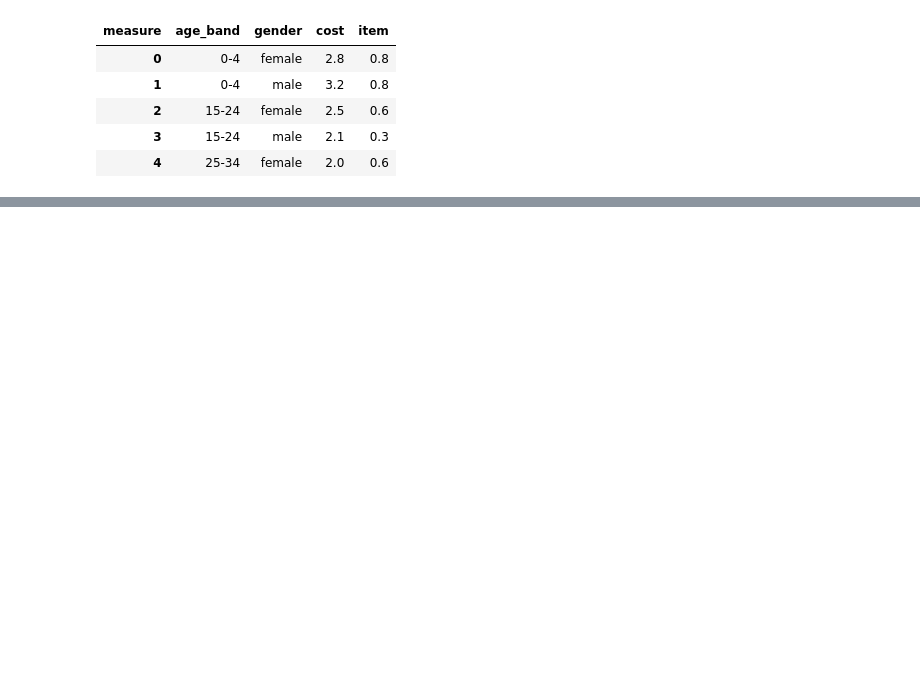
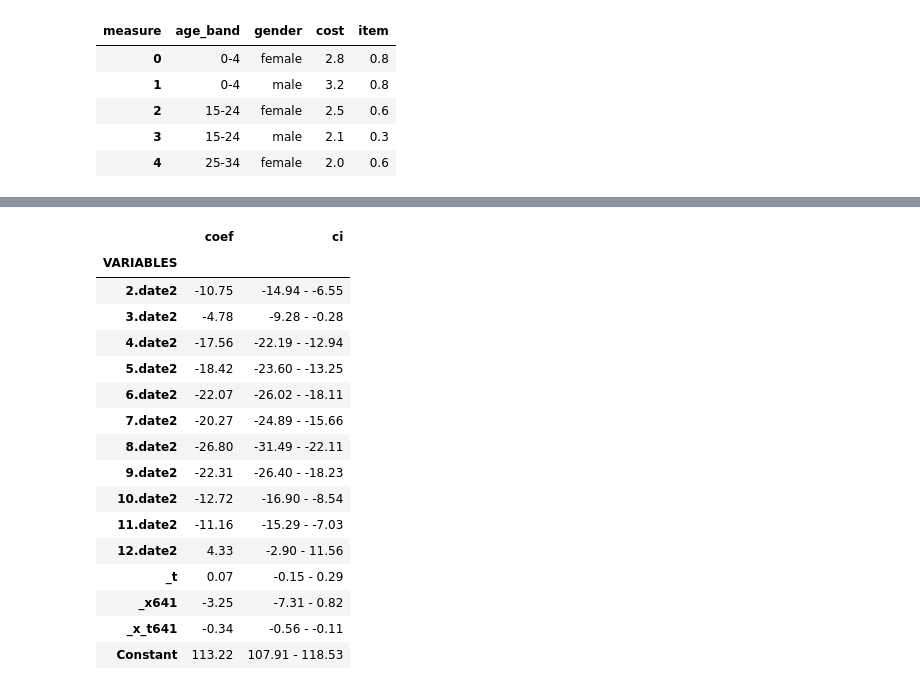
Before and after one commit to ebmdatalab/antibiotics_itsa, a Jupyter notebook: Antibiotics ITSA.ipynb, the cells around one changed output, grey strips where cells are left out. Cells and saved outputs as stored; diff of their text form; code cells hidden in the pictures; blank space fills up the shorter version.

```diff
--- a/Antibiotics ITSA.ipynb
+++ b/Antibiotics ITSA.ipynb
@@ -257,3 +248,23 @@ prescribing
+# %%
+pd.read_csv('itsa_monthly.txt', sep='\t',header = 2,index_col='VARIABLES').dropna()
+# %% [output]
+|  | coef | ci |
+| VARIABLES |  |  |
+| 2.date2 | -10.75 | -14.94 - -6.55 |
+| 3.date2 | -4.78 | -9.28 - -0.28 |
+| 4.date2 | -17.56 | -22.19 - -12.94 |
+| 5.date2 | -18.42 | -23.60 - -13.25 |
+| 6.date2 | -22.07 | -26.02 - -18.11 |
+| 7.date2 | -20.27 | -24.89 - -15.66 |
+| 8.date2 | -26.80 | -31.49 - -22.11 |
+| 9.date2 | -22.31 | -26.40 - -18.23 |
+| 10.date2 | -12.72 | -16.90 - -8.54 |
+| 11.date2 | -11.16 | -15.29 - -7.03 |
+| 12.date2 | 4.33 | -2.90 - 11.56 |
+| _t | 0.07 | -0.15 - 0.29 |
+| _x641 | -3.25 | -7.31 - 0.82 |
+| _x_t641 | -0.34 | -0.56 - -0.11 |
+| Constant | 113.22 | 107.91 - 118.53 |
 # %%
 pred_long_term = pd.read_csv('pred_long_term.csv',index_col = 'year',parse_dates = ['year'])
 pred_monthly = pd.read_csv('pred_monthly.csv',index_col = 'month',parse_dates = ['month'])
```
Also changed, not shown: parts of 22 cells of this notebook, 8 other files.
